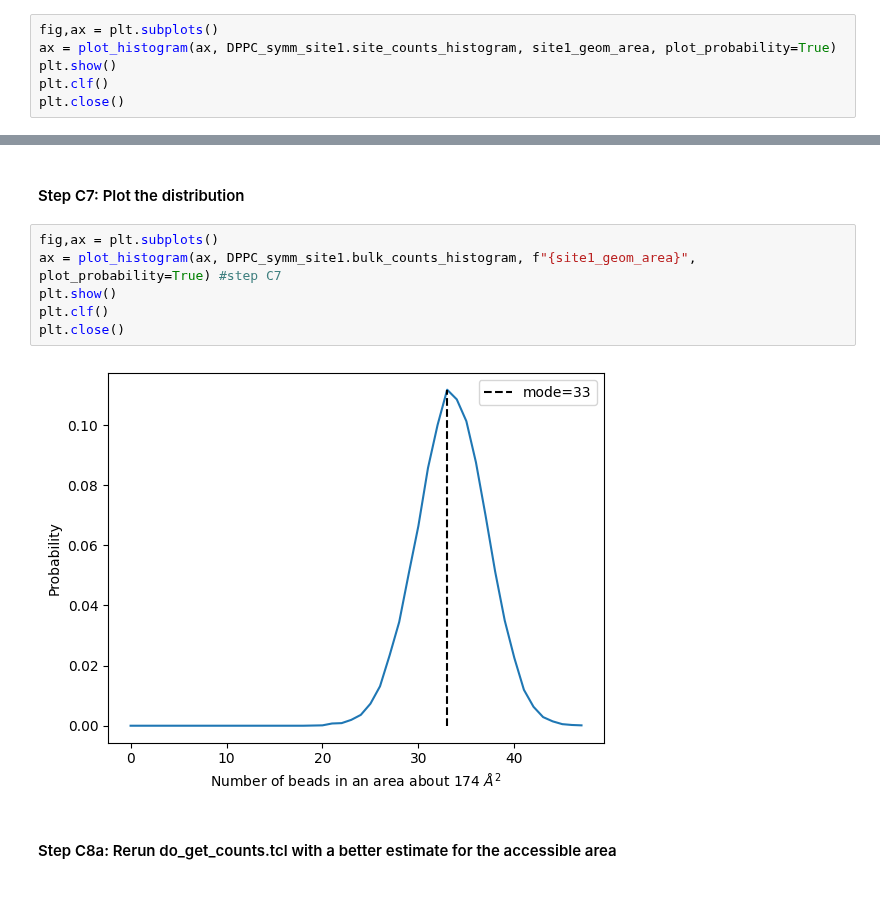
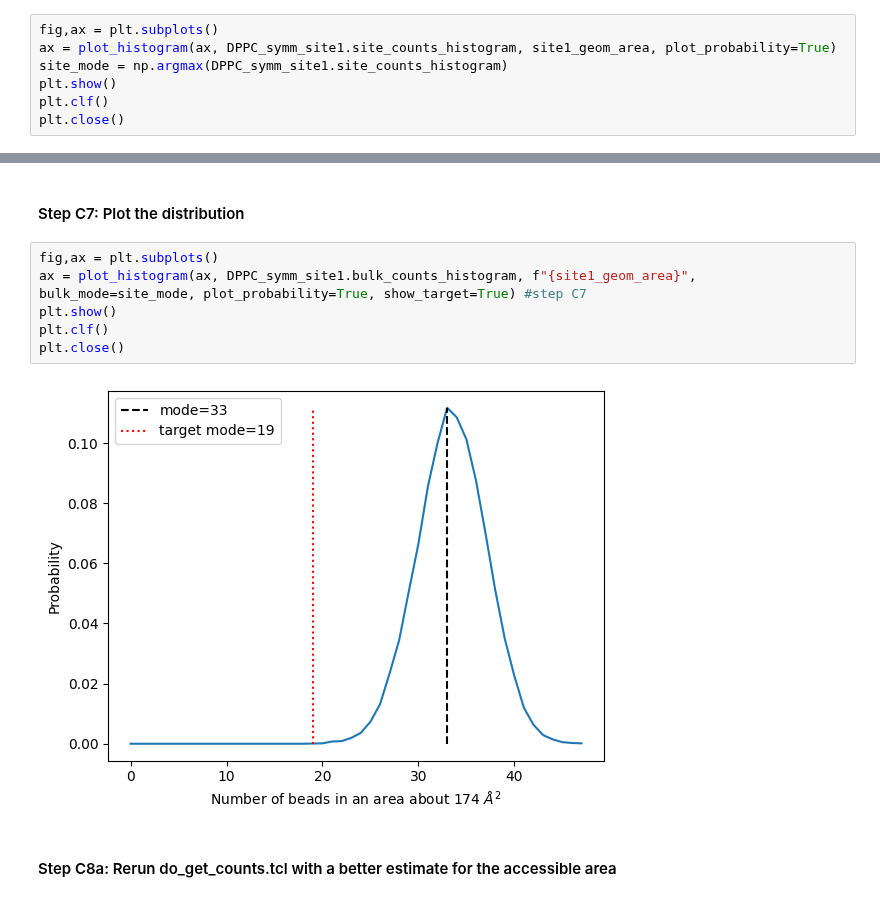
Before and after one commit to BranniganLab/density_threshold_affinity, a Jupyter notebook: python/multiple_replicas_symmetric_site.ipynb, the cells around one changed output, grey strips where cells are left out. Cells and saved outputs as stored; diff of their text form.

Commit message:
added target mode to histograms

```diff
--- a/python/multiple_replicas_symmetric_site.ipynb
+++ b/python/multiple_replicas_symmetric_site.ipynb
@@ -131,6 +131,7 @@ Initial guess for accessible area is geometric area: 174 A^2
 # %%
 fig,ax = plt.subplots()
 ax = plot_histogram(ax, DPPC_symm_site1.site_counts_histogram, site1_geom_area, plot_probability=True)
+site_mode = np.argmax(DPPC_symm_site1.site_counts_histogram)
 plt.show()
 plt.clf()
 plt.close()
@@ -152,12 +153,12 @@ DPPC_symm_site1.update_counts_histogram(True, DPPC_bulk_counts) #step C6
 #### Step C7: Plot the distribution
 # %%
 fig,ax = plt.subplots()
-ax = plot_histogram(ax, DPPC_symm_site1.bulk_counts_histogram, f"{site1_geom_area}", plot_probability=True) #step C7
+ax = plot_histogram(ax, DPPC_symm_site1.bulk_counts_histogram, f"{site1_geom_area}", bulk_mode=site_mode, plot_probability=True, show_target=True) #step C7
 plt.show()
 plt.clf()
 plt.close()
 # %% [output]
-[figure, old version]
+[figure, new version]
 # %% [markdown]
 #### Step C8a: Rerun do_get_counts.tcl with a better estimate for the accessible area
 # %%
```
Also changed, not shown: parts of 1 cell of this notebook.
